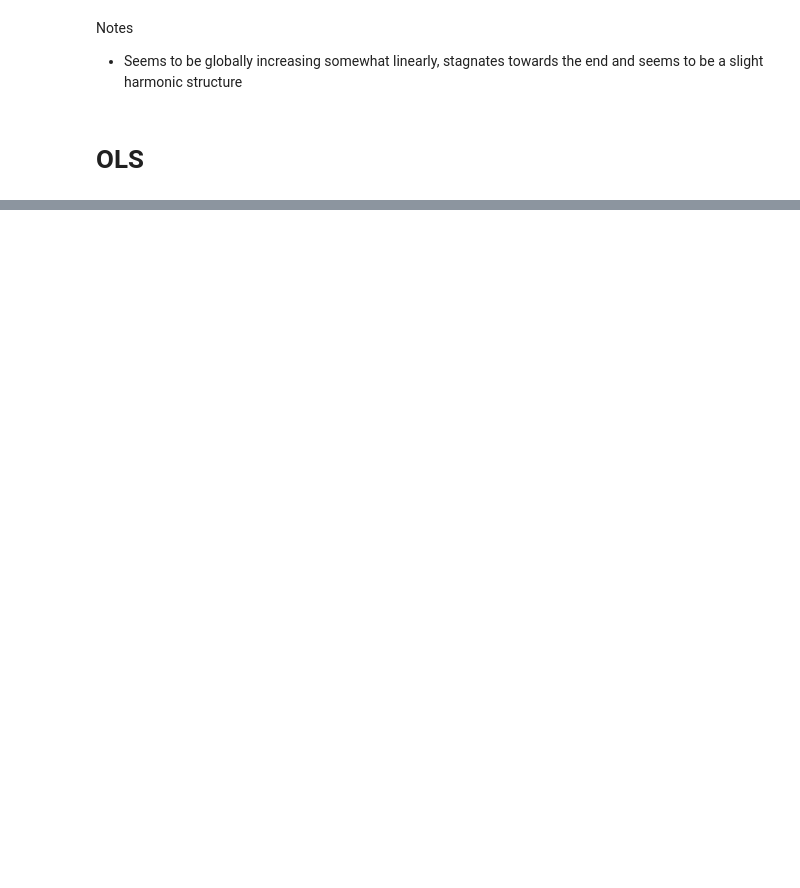
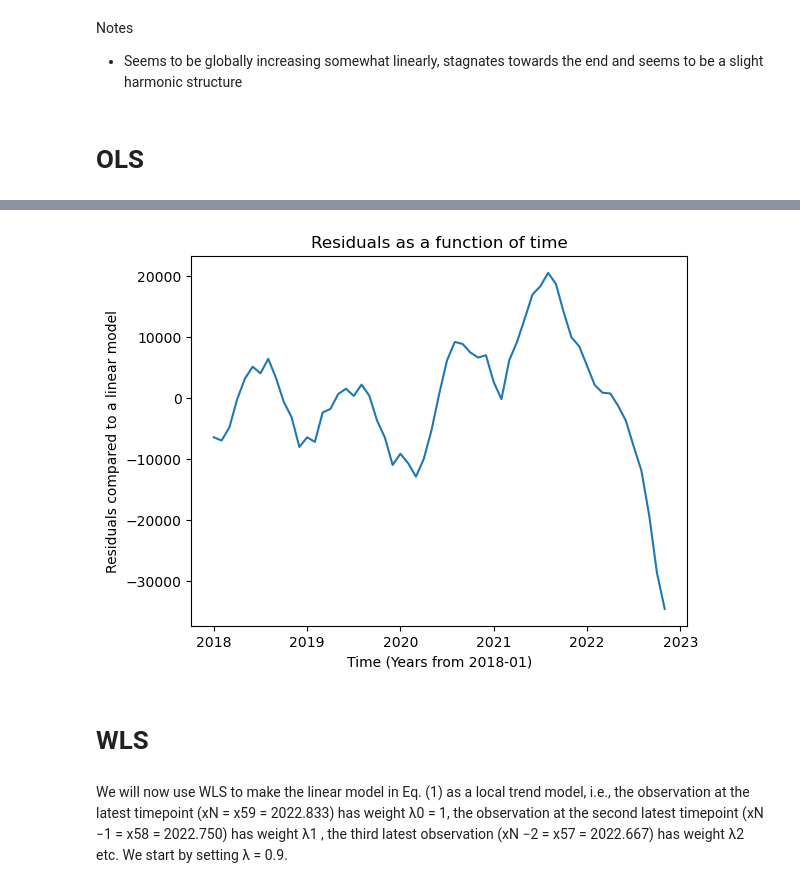
Before and after one commit to markusOlsen1/timeseries, a Jupyter notebook: assignment_1/Code.ipynb, the cells around one changed output, grey strips where cells are left out. Saved outputs shown, nothing was run; the diff lists cells and outputs as text; code cells hidden in the pictures; blank space fills up the shorter version.

```diff
--- a/assignment_1/Code.ipynb
+++ b/assignment_1/Code.ipynb
@@ -103,0 +94,17 @@ TypeError: fill_between() missing 2 required positional arguments: 'x' and 'y1'
+# %%
+# investigate residuals:
+plt.plot(time,residuals)
+plt.title('Residuals as a function of time')
+plt.xlabel('Time (Years from 2018-01)')
+plt.ylabel('Residuals compared to a linear model')
+plt.savefig('residuals.png')
+# %% [output]
+[figure, added]
+# %% [markdown]
+# WLS
+# %% [markdown]
+We will now use WLS to make the linear model in Eq. (1) as a local trend model, i.e., the observation
+at the latest timepoint (xN = x59 = 2022.833) has weight λ0 = 1, the observation at the second
+latest timepoint (xN −1 = x58 = 2022.750) has weight λ1 , the third latest observation (xN −2 = x57 =
+2022.667) has weight λ2 etc.
+We start by setting λ = 0.9.
```
Also changed, not shown: parts of 14 cells of this notebook.
